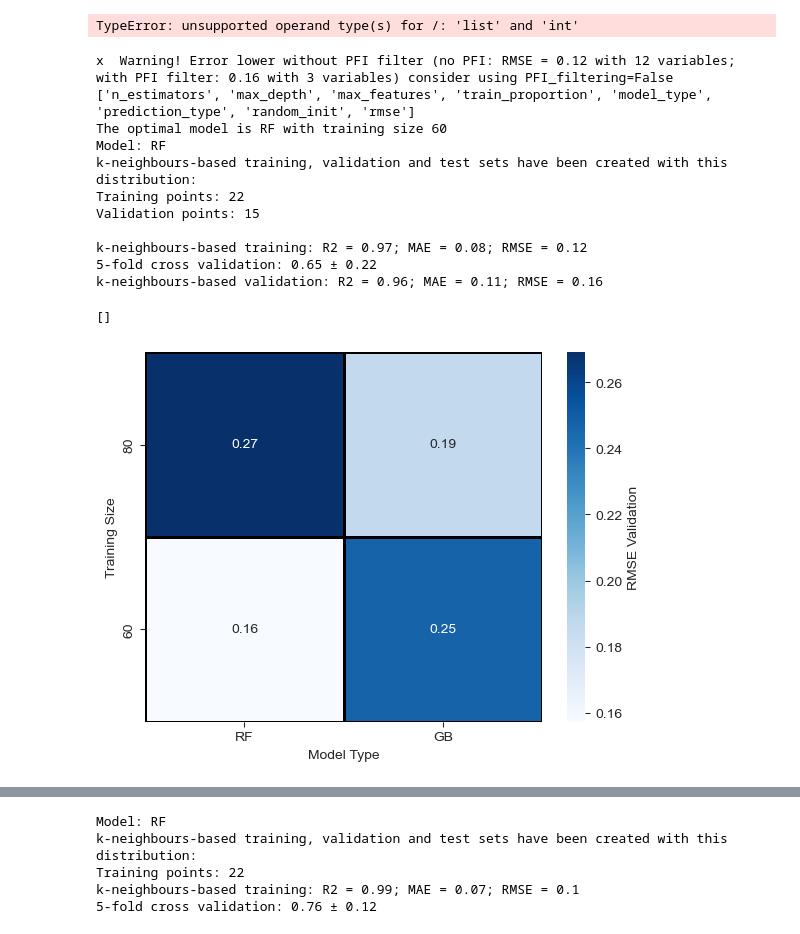
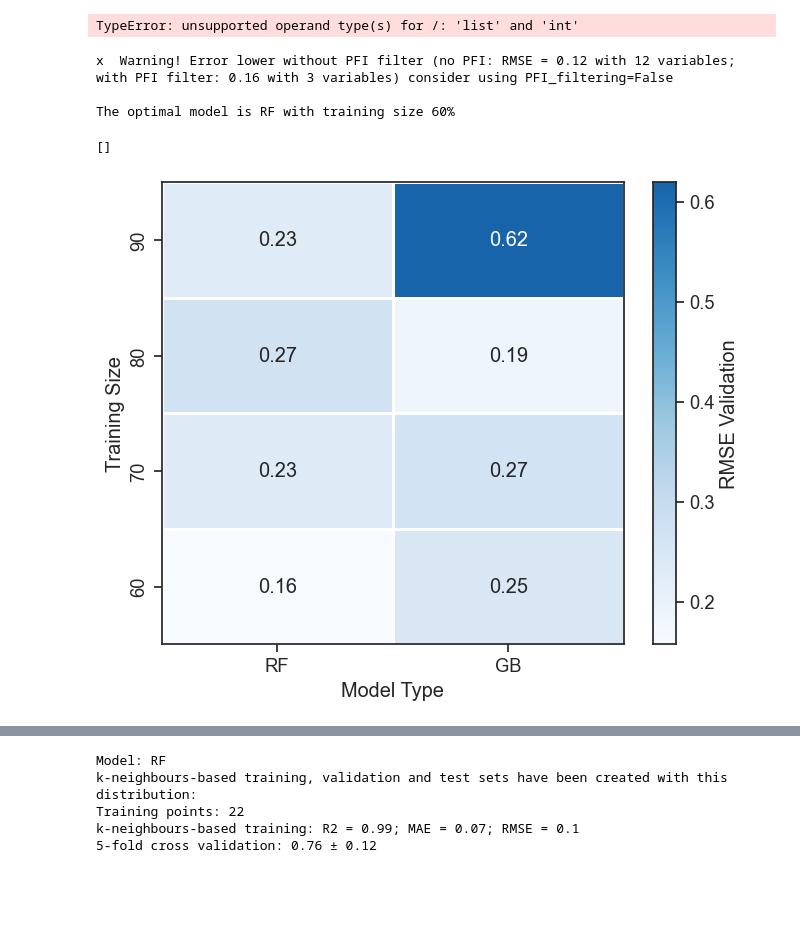
Before and after one commit to jvalegre/robert, a Jupyter notebook: Robert_GEN_v1.0.ipynb, the cells around one changed output, grey strips where cells are left out. Saved outputs shown, nothing was run; the diff lists cells and outputs as text; code cells hidden in the pictures; blank space fills up the shorter version.

```diff
--- a/Robert_GEN_v1.0.ipynb
+++ b/Robert_GEN_v1.0.ipynb
@@ -43,7 +45,7 @@ correlation_y_threshold = 0.02 # (only use descriptors that correlate with R**2
 correlation_x_threshold = 0.85 # (only use descriptors that don't correlate with R**2 > 0.85 with other descriptors)
 
 # training set proportion
-training_size = [60,80] # relative to the training set proportion (i.e. 40 = 40% training data)
+training_size = [60,70,80,90] # relative to the training set proportion (i.e. 40 = 40% training data)
 
 # mode for splitting data. Methods available:
 # 1. k-neighbours clustering-based splitting (KN)
@@ -171,6 +173,7 @@ X_validation_scaled = (X_validation - Xmean) / Xstd
 # %% [output]
 TypeError: unsupported operand type(s) for /: 'list' and 'int'
 # %%
+from Robert_functions import *
 if training_size == ['all']:
     training_size = [90,80,70,60,50,40,30,20,10]
 
@@ -284,69 +287,45 @@ for size in training_size:
             models_data_indiv = [MODEL, best_parameters_df, accuracy_train_PFI,f1score_train_PFI,mcc_train_PFI,accuracy_validation_PFI,f1score_validation_PFI,mcc_validation_PFI,y_pred_train_PFI,y_pred_validation_PFI, cv_score]
 
         models_data.append(models_data_indiv)
 
     size_data_indiv = [size,models_data]
     size_data.append(size_data_indiv)
 
-# Obtain the model/training size with the minimum rmse_train_PFI
-def optimal_model(size_data):
-    min_rmse=10000000000
-    rmse_no_PFI = []
-    for models_data in size_data:
-        for rmse_validation in models_data[1]:
-            # rmse from PFI models
-            if rmse_validation[7] < min_rmse:
-                min_rmse=rmse_validation[7]
-                best_model=rmse_validation
-            # rmse from models without the PFI filter
-            rmse_no_PFI.append(rmse_validation[8])
-
-    if min(rmse_no_PFI) < min_rmse:
-        # print(size_data[0][1][0][9].columns)
-        len_PFI = len(size_data[0][1][0][9].columns)
-        len_no_PFI = len(size_data[0][1][0][10].columns)
-        print(f"x  Warning! Error lower without PFI filter (no PFI: RMSE = {round(min(rmse_no_PFI),2)} with {len_no_PFI} variables; with PFI filter: {round(min_rmse,2)} with {len_PFI} variables) consider using PFI_filtering=False")
-
-    return best_model
+#Obtain the best model (<rmse_validation value)
+print()
 best_model = optimal_model(size_data)
-print(list(best_model[1]))
-print(f"The optimal model is {best_model[0]} with training size {size_data[0][0]}")
-
-# run the best model from hyperopt and calculates its efficiency using only
-# the most important features from the PFI analysis
-#print_model_stats(MODEL,X_train_PFI_scaled,X_validation_PFI_scaled,r2_train_PFI,mae_train_PFI,rmse_train_PFI,r2_validation_PFI,mae_validation_PFI,rmse_validation_PFI,prediction_type,cv_score,cv_kfold,'Robert_results.txt')
-print_model_stats(best_model[0],best_model[9],best_model[14],best_model[2],best_model[3],best_model[4],best_model[5],best_model[6],best_model[7],prediction_type,best_model[13],best_model[16],best_model[17])
-
+df = pd.DataFrame(best_model[1])
+df['Second'] = df["train_proportion"].astype(str).str.split().str[0]
+print()
+print(f"The optimal model is {best_model[0]} with training size {df['Second'][0]}")
+print()
 plot_data=[]
 for models_data in size_data:
     plot_data_indv=0
     plot_data_indiv = []
     for rmse_validation_PFI in models_data[1]:
         plot_data_indiv.append(rmse_validation_PFI[7])
     plot_data.append(plot_data_indiv)
 
 #pd.DataFrame(models_data)
 df_plot = pd.DataFrame(plot_data)
 df_plot.columns = [model_type]
 df_plot.index = [training_size]
 df_plot = df_plot.sort_index(ascending=False)
 
+fig, ax = plt.subplots(figsize=(7.45,6))
 # print(df_plot)
 # sb.heatmap(df_plot, annot=True,linewidth=.5,cmap="crest")
-ax = sb.heatmap(df_plot, annot=True,linewidth=1, cmap="Blues", cbar_kws={'label': 'RMSE Validation'},linecolor="Black")
+sb.set(font_scale=1.2, style='ticks')
+cmap_blues_75_percent_512 =  [mcolor.rgb2hex(c) for c in plt.cm.Blues(np.linspace(0, 0.8, 512))]
+ax = sb.heatmap(df_plot, annot=True, linewidth=1, cmap=cmap_blues_75_percent_512, cbar_kws={'label': 'RMSE Validation'})
 ax.set(xlabel="Model Type", ylabel="Training Size")
+sb.despine(top=False, right=False)
+plt.savefig('Benchmark_methods.png', dpi=600, bbox_inches='tight')
 ax.plot()
 # %% [output]
 x  Warning! Error lower without PFI filter (no PFI: RMSE = 0.12 with 12 variables; with PFI filter: 0.16 with 3 variables) consider using PFI_filtering=False
-['n_estimators', 'max_depth', 'max_features', 'train_proportion', 'model_type', 'prediction_type', 'random_init', 'rmse']
-The optimal model is RF with training size 60
-Model: RF
-k-neighbours-based training, validation and test sets have been created with this distribution:
-Training points: 22
-Validation points: 15
 
-k-neighbours-based training: R2 = 0.97; MAE = 0.08; RMSE = 0.12
-5-fold cross validation: 0.65 ± 0.22
-k-neighbours-based validation: R2 = 0.96; MAE = 0.11; RMSE = 0.16
+The optimal model is RF with training size 60%
 []
-[figure, old version]
+[figure, new version]
```
Also changed, not shown: parts of 3 cells of this notebook, 4 other files.
